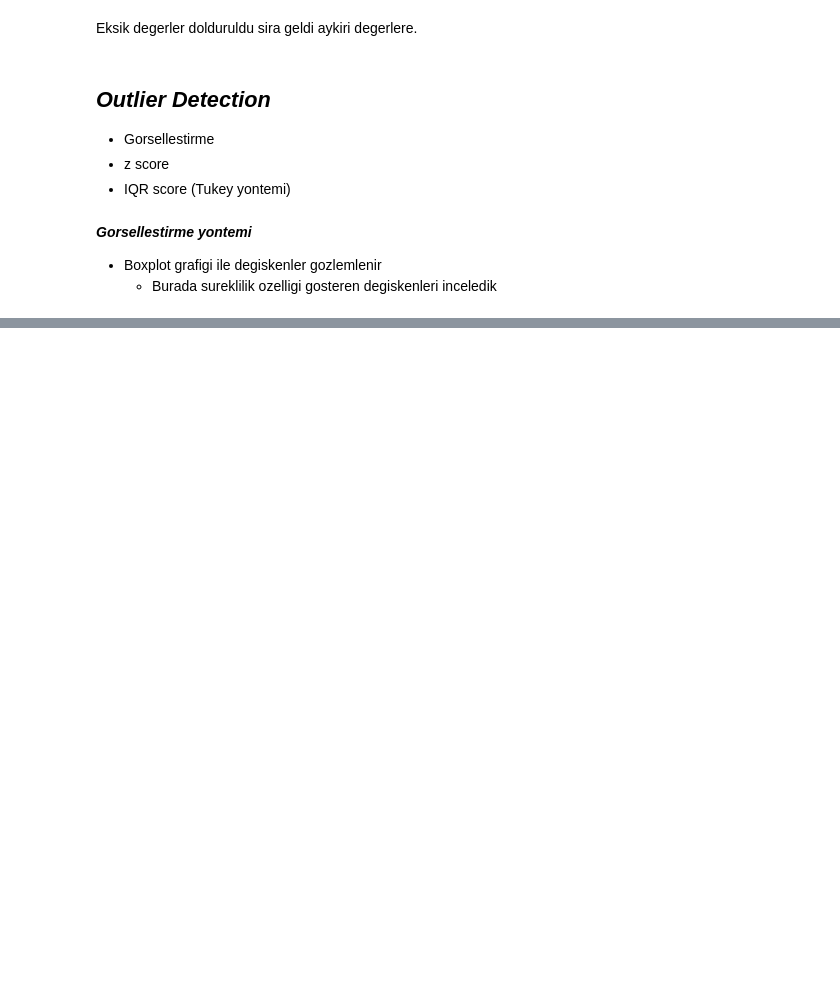
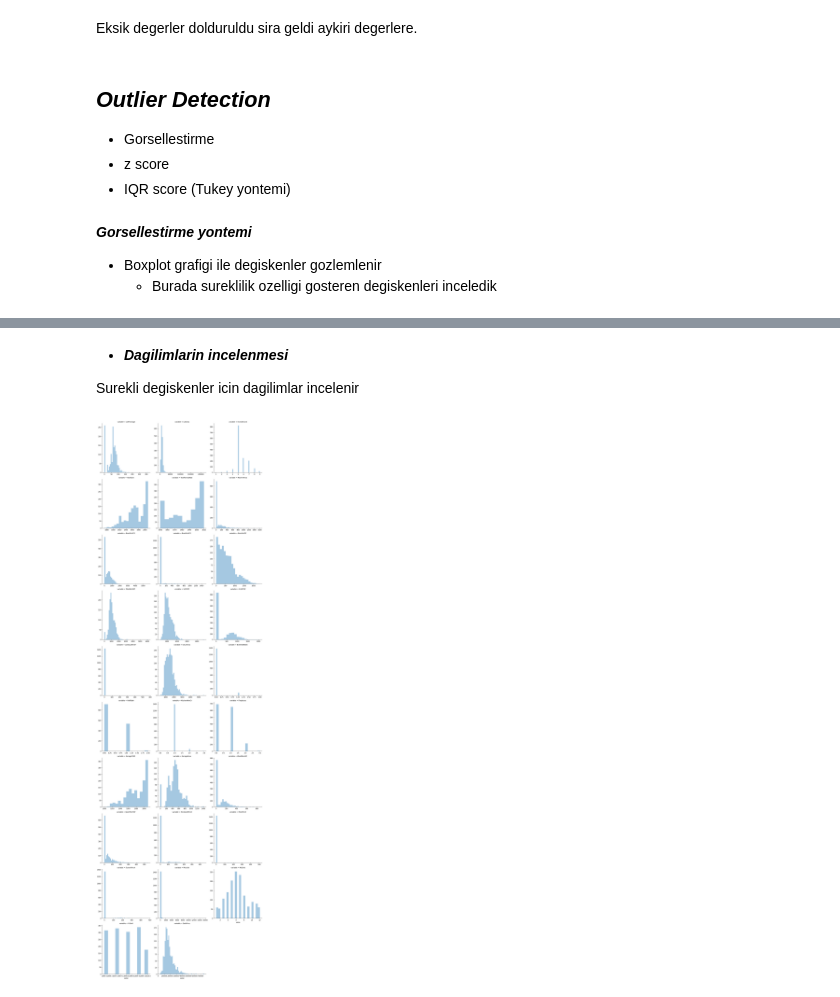
Before and after one commit to ahmetpergamum/datascience, a Jupyter notebook: 04_eda_project_house_prices/eda_house_prices.ipynb, the cells around one changed output, grey strips where cells are left out. Saved outputs shown, nothing was run; the diff lists cells and outputs as text; code cells hidden in the pictures; blank space fills up the shorter version.

```diff
--- a/04_eda_project_house_prices/eda_house_prices.ipynb
+++ b/04_eda_project_house_prices/eda_house_prices.ipynb
@@ -316,0 +479,18 @@ plt.show()
+# %% [markdown]
+- ***Dagilimlarin incelenmesi***
+
+Surekli degiskenler icin dagilimlar incelenir
+# %%
+# distplot fonksiyonu tanimlandi
+# kde parametresi False olarak tanimlandi
+def distplot(x, **kwargs):
+    sns.distplot(x, kde=False)
+
+# melt metodu belli bir sutunu(hedef degisken olabilir bu) id degiskeni yapar(id_vars),
+# burada id_vars tanimlanmadigindan df deki id olarak kaldi
+# diger sutun(lari) satirlara alt alta ekler(value_vars) ve yeni bir dataframe olusturur
+f = pd.melt(house_prices_clean, value_vars=quantitative)
+g = sns.FacetGrid(f, col="variable",  col_wrap=3, sharex=False, sharey=False, size=5)
+g = g.map(sns.distplot, "value", kde=False )
+# %% [output]
+[figure, added]
```
Also changed, not shown: parts of 27 cells of this notebook, 1 other file.
